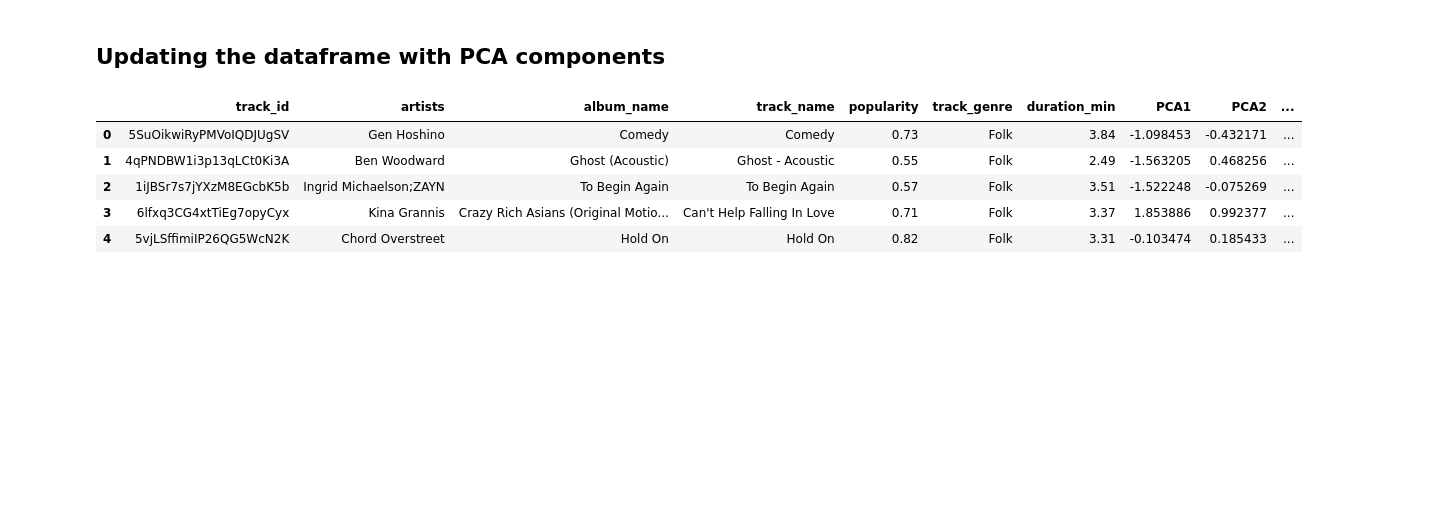
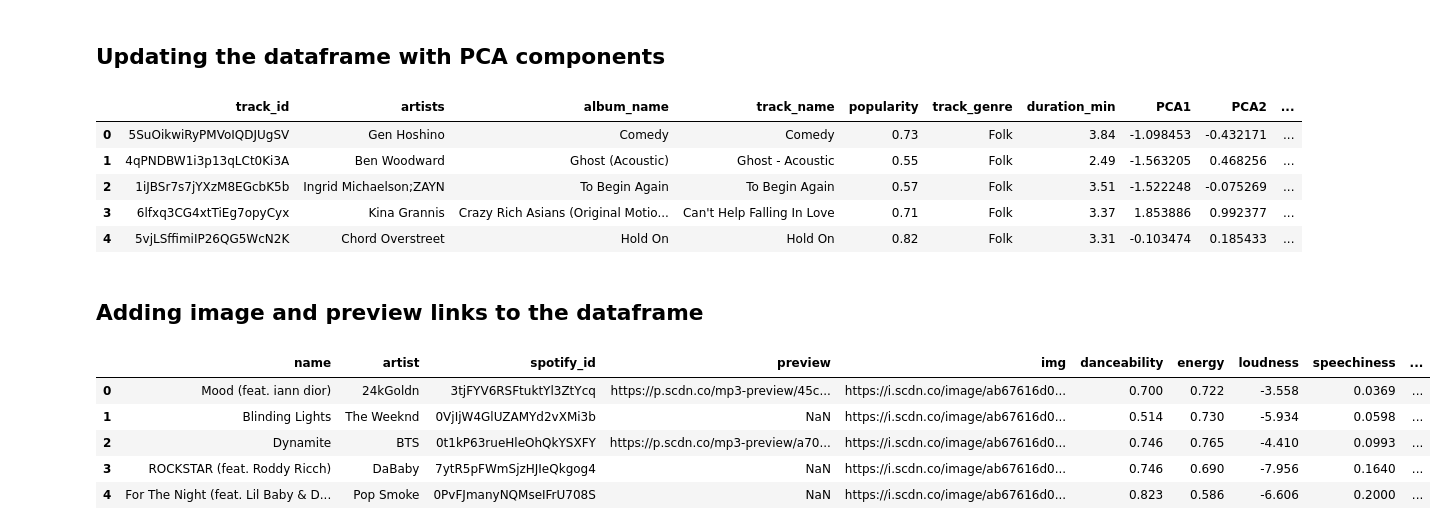
Before and after one commit to Rishant-gupta/Music_recommendation_system, a Jupyter notebook: ml_backend/main.ipynb, the cells around one changed output. Drawn from its saved outputs; the diff is of its cells as text; code cells hidden in the pictures; blank space fills up the shorter version.

```diff
--- a/ml_backend/main.ipynb
+++ b/ml_backend/main.ipynb
@@ -247,3 +246,15 @@ music.head()
 | 4 | 5vjLSffimiIP26QG5WcN2K | Chord Overstreet | Hold On | Hold On | 0.82 | Folk | 3.31 | -0.103474 | 0.185433 | ... |
 # %%
 music.to_csv("music_processed.csv", index=False)
+# %% [markdown]
+## Adding image and preview links to the dataframe
+# %%
+df1 = pd.read_csv('Music.csv')
+df1.head()
+# %% [output]
+|  | name | artist | spotify_id | preview | img | danceability | energy | loudness | speechiness | ... |
+| 0 | Mood (feat. iann dior) | 24kGoldn | 3tjFYV6RSFtuktYl3ZtYcq | https://p.scdn.co/mp3-preview/45c... | https://i.scdn.co/image/ab67616d0... | 0.700 | 0.722 | -3.558 | 0.0369 | ... |
+| 1 | Blinding Lights | The Weeknd | 0VjIjW4GlUZAMYd2vXMi3b | NaN | https://i.scdn.co/image/ab67616d0... | 0.514 | 0.730 | -5.934 | 0.0598 | ... |
+| 2 | Dynamite | BTS | 0t1kP63rueHleOhQkYSXFY | https://p.scdn.co/mp3-preview/a70... | https://i.scdn.co/image/ab67616d0... | 0.746 | 0.765 | -4.410 | 0.0993 | ... |
+| 3 | ROCKSTAR (feat. Roddy Ricch) | DaBaby | 7ytR5pFWmSjzHJIeQkgog4 | NaN | https://i.scdn.co/image/ab67616d0... | 0.746 | 0.690 | -7.956 | 0.1640 | ... |
+| 4 | For The Night (feat. Lil Baby & D... | Pop Smoke | 0PvFJmanyNQMseIFrU708S | NaN | https://i.scdn.co/image/ab67616d0... | 0.823 | 0.586 | -6.606 | 0.2000 | ... |
```
Also changed, not shown: parts of 12 cells of this notebook, 5 other files.
